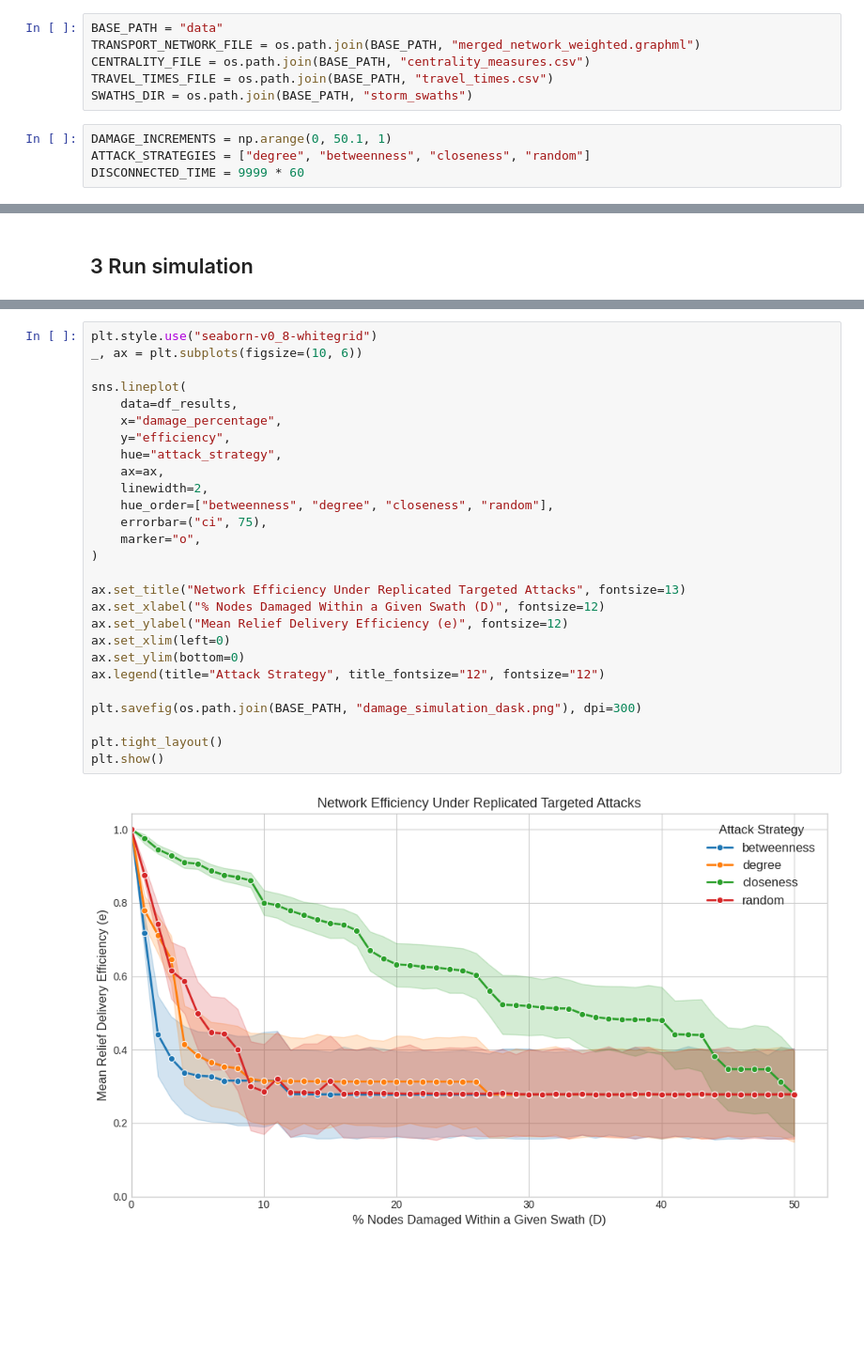
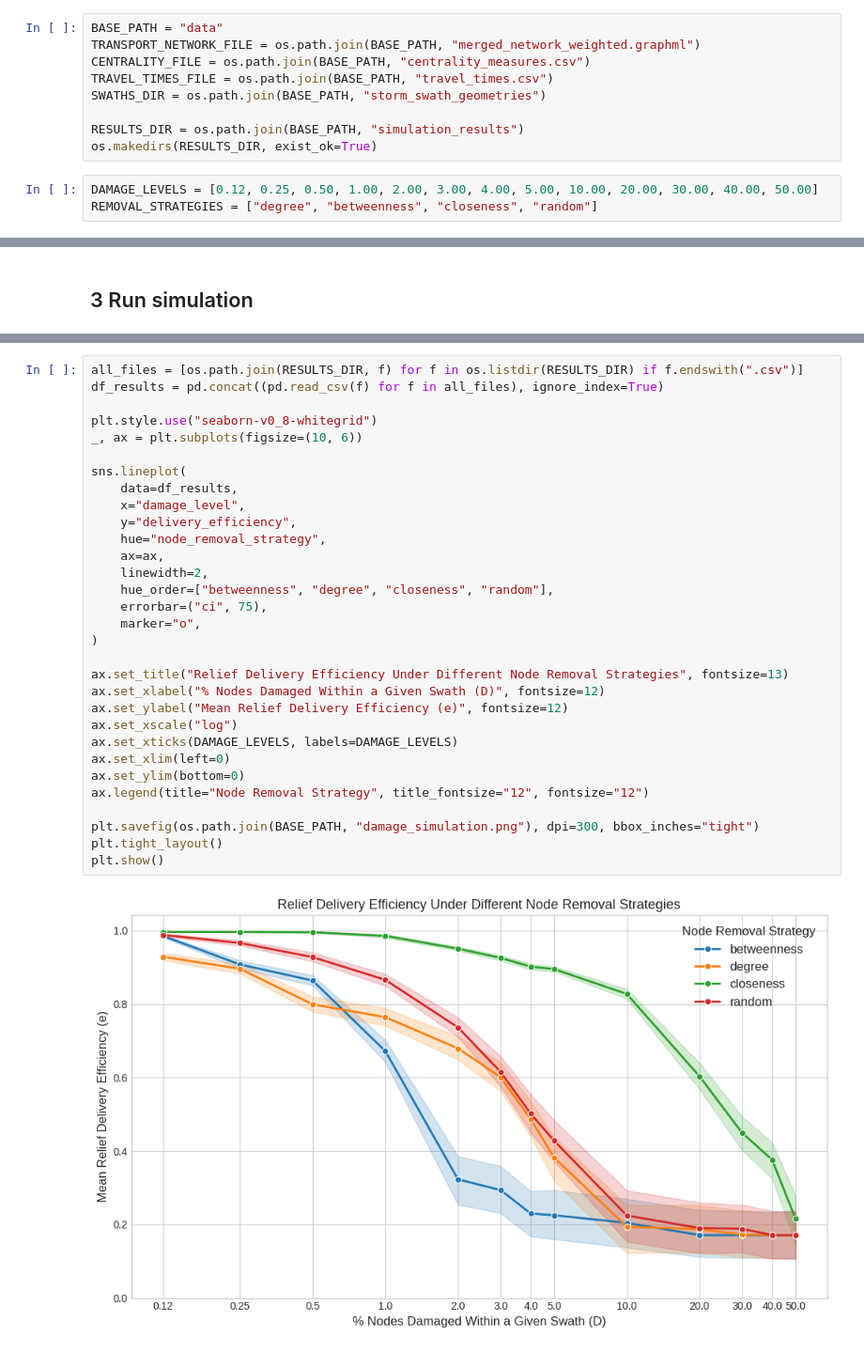
Before and after one commit to rixmape/transport-network-analysis, a Jupyter notebook: 08-damage-simulation.ipynb, the cells around one changed output, grey strips where cells are left out. Shown at 94% size. Cells and saved outputs as stored; diff of their text form; blank space fills up the shorter version.

Commit message:
Add simulation scripts

```diff
--- a/08-damage-simulation.ipynb
+++ b/08-damage-simulation.ipynb
@@ -20,8 +23,10 @@ BASE_PATH = "data"
 TRANSPORT_NETWORK_FILE = os.path.join(BASE_PATH, "merged_network_weighted.graphml")
 CENTRALITY_FILE = os.path.join(BASE_PATH, "centrality_measures.csv")
 TRAVEL_TIMES_FILE = os.path.join(BASE_PATH, "travel_times.csv")
-SWATHS_DIR = os.path.join(BASE_PATH, "storm_swaths")
+SWATHS_DIR = os.path.join(BASE_PATH, "storm_swath_geometries")
+
+RESULTS_DIR = os.path.join(BASE_PATH, "simulation_results")
+os.makedirs(RESULTS_DIR, exist_ok=True)
 # %%
-DAMAGE_INCREMENTS = np.arange(0, 50.1, 1)
-ATTACK_STRATEGIES = ["degree", "betweenness", "closeness", "random"]
-DISCONNECTED_TIME = 9999 * 60
+DAMAGE_LEVELS = [0.12, 0.25, 0.50, 1.00, 2.00, 3.00, 4.00, 5.00, 10.00, 20.00, 30.00, 40.00, 50.00]
+REMOVAL_STRATEGIES = ["degree", "betweenness", "closeness", "random"]
@@ -175,29 +148,33 @@ Results saved to damage_simulation_dask.csv
 # %%
+all_files = [os.path.join(RESULTS_DIR, f) for f in os.listdir(RESULTS_DIR) if f.endswith(".csv")]
+df_results = pd.concat((pd.read_csv(f) for f in all_files), ignore_index=True)
+
 plt.style.use("seaborn-v0_8-whitegrid")
 _, ax = plt.subplots(figsize=(10, 6))
 
 sns.lineplot(
     data=df_results,
-    x="damage_percentage",
-    y="efficiency",
-    hue="attack_strategy",
+    x="damage_level",
+    y="delivery_efficiency",
+    hue="node_removal_strategy",
     ax=ax,
     linewidth=2,
     hue_order=["betweenness", "degree", "closeness", "random"],
     errorbar=("ci", 75),
     marker="o",
 )
 
-ax.set_title("Network Efficiency Under Replicated Targeted Attacks", fontsize=13)
+ax.set_title("Relief Delivery Efficiency Under Different Node Removal Strategies", fontsize=13)
 ax.set_xlabel("% Nodes Damaged Within a Given Swath (D)", fontsize=12)
 ax.set_ylabel("Mean Relief Delivery Efficiency (e)", fontsize=12)
+ax.set_xscale("log")
+ax.set_xticks(DAMAGE_LEVELS, labels=DAMAGE_LEVELS)
 ax.set_xlim(left=0)
 ax.set_ylim(bottom=0)
-ax.legend(title="Attack Strategy", title_fontsize="12", fontsize="12")
+ax.legend(title="Node Removal Strategy", title_fontsize="12", fontsize="12")
 
-plt.savefig(os.path.join(BASE_PATH, "damage_simulation_dask.png"), dpi=300)
-
+plt.savefig(os.path.join(BASE_PATH, "damage_simulation.png"), dpi=300, bbox_inches="tight")
 plt.tight_layout()
 plt.show()
 # %% [output]
-[figure, old version]
+[figure, new version]
```
Also changed, not shown: parts of 10 cells of this notebook, 9 other files.
